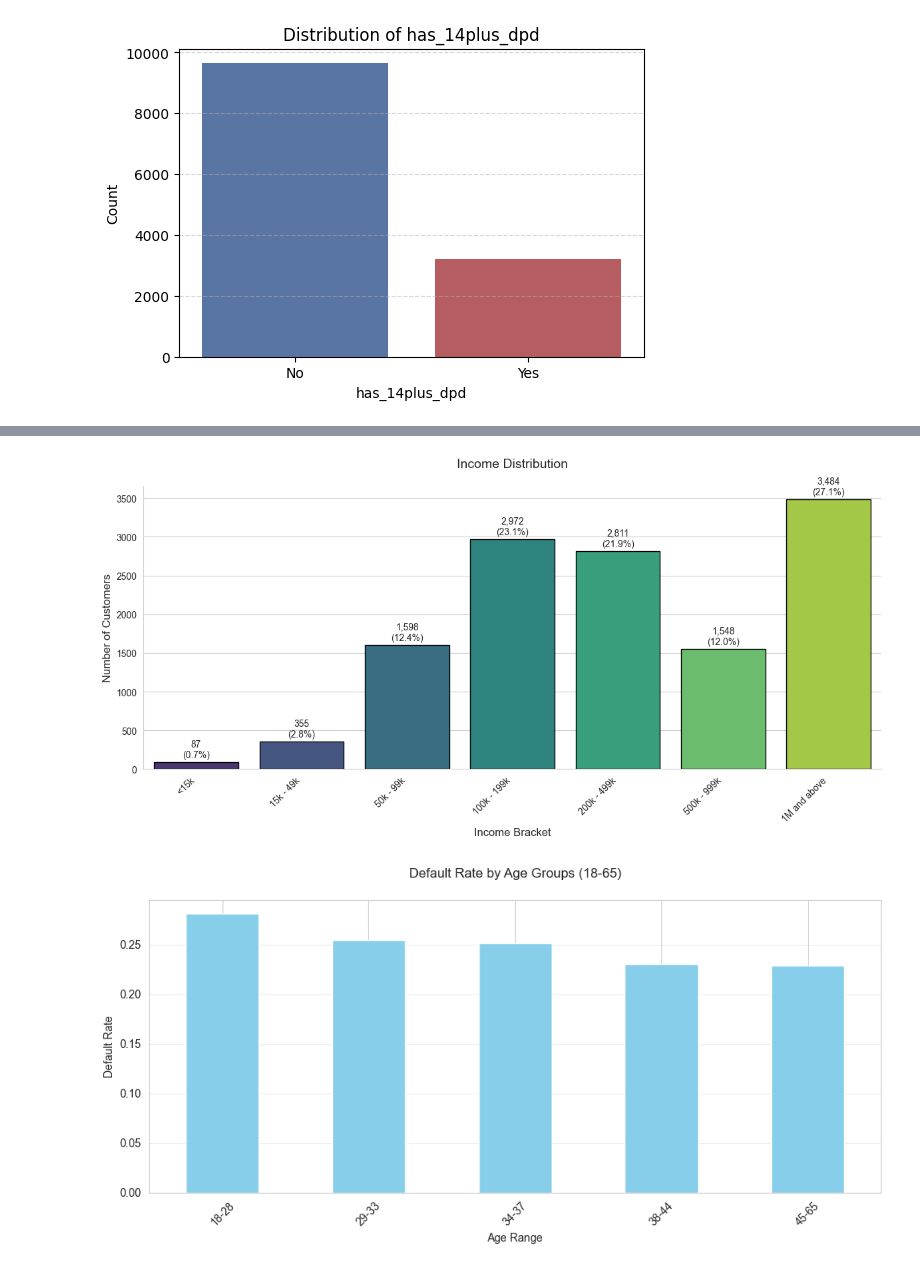
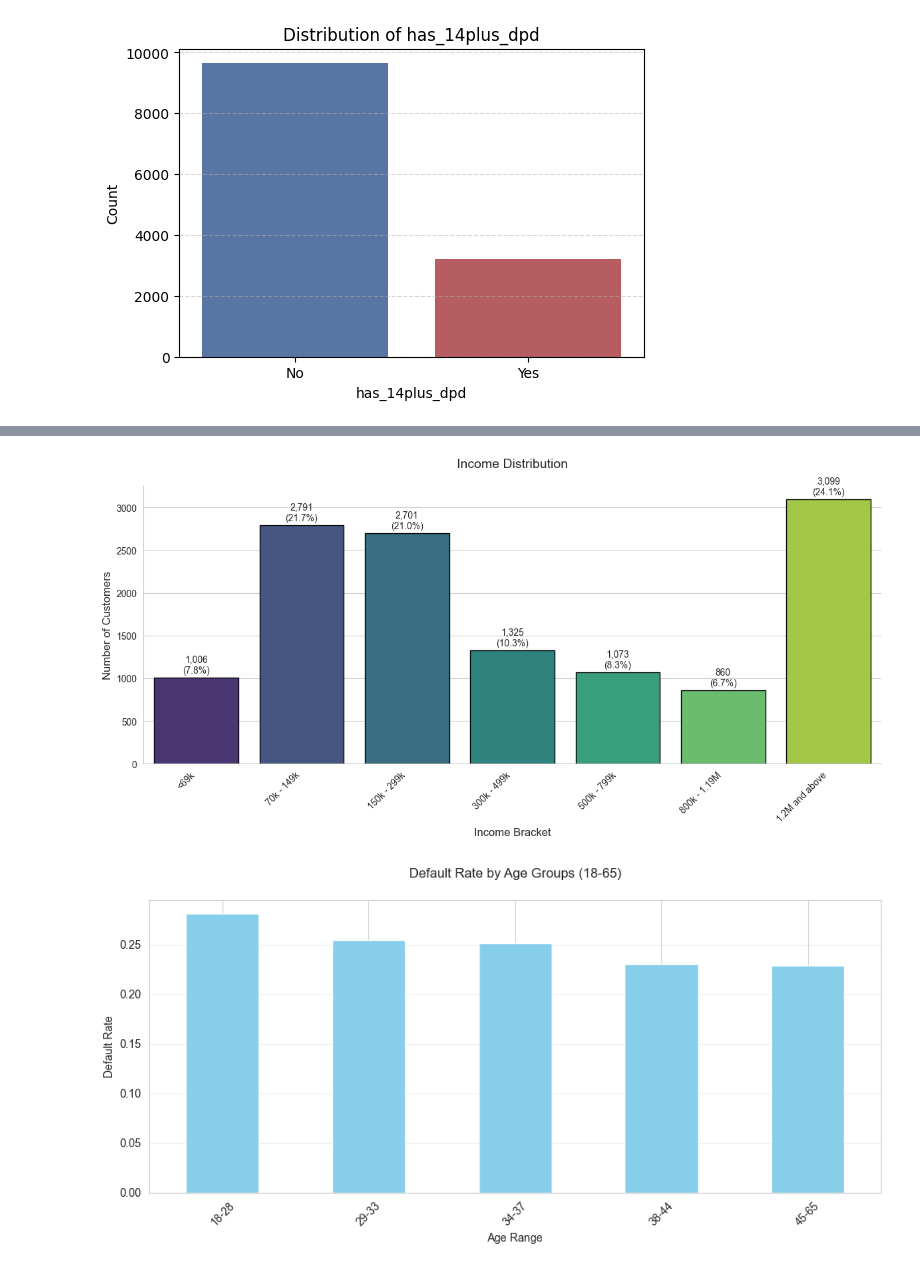
Before and after one commit to ubokobongx/X_customer_segmentation, a Jupyter notebook: notebook/modelling.ipynb, the cells around one changed output, grey strips where cells are left out. Drawn from its saved outputs; the diff is of its cells as text; code cells hidden in the pictures.

```diff
--- a/notebook/modelling.ipynb
+++ b/notebook/modelling.ipynb
@@ -235,15 +235,15 @@ sns.set_style("whitegrid")
 plt.figure(figsize=(12, 6))
 
 # Half-open bins: [left, right)
-bin_edges = [0, 15000, 50000, 100000, 200000, 500000, 1000000, float('inf')]
+bin_edges = [0, 70000, 150000, 300000, 500000, 800000, 1200000, float('inf')]
 bin_labels = [
-    "<15k",               # strictly less than 100k
-    "15k - 49k",         # includes 100k, excludes 200k
-    "50k - 99k",         # includes 200k, excludes 400k
-    "100k - 199k",         # includes 400k, excludes 1M
-    "200k - 499k",           # includes 1M, excludes 5M
-    "500k - 999k",           # includes 5M, excludes 10M
-    "1M and above"        # 40M and higher
+    "<69k",               # strictly less than 100k
+    "70k - 149k",         # includes 100k, excludes 200k
+    "150k - 299k",         # includes 200k, excludes 400k
+    "300k - 499k",         # includes 400k, excludes 1M
+    "500k - 799k",           # includes 1M, excludes 5M
+    "800k - 1.19M",           # includes 5M, excludes 10M
+    "1.2M and above"        # 40M and higher
 ]
 
 df['income_bracket'] = pd.cut(
@@ -257,34 +257,34 @@ df['income_bracket'] = pd.cut(
 bracket_counts = df['income_bracket'].value_counts().sort_index()
 
 ax = sns.barplot(
     x=bracket_counts.index,
     y=bracket_counts.values,
     palette="viridis",
     edgecolor='black'
 )
 
 plt.title('Income Distribution', fontsize=14, pad=20)
 plt.xlabel('Income Bracket', fontsize=12)
 plt.ylabel('Number of Customers', fontsize=12)
 plt.xticks(rotation=45, ha='right')
 
 total = len(df)
 for p in ax.patches:
     height = p.get_height()
     ax.text(
         p.get_x() + p.get_width()/2.,
         height + 0.01*max(bracket_counts),
         f'{int(height):,}\n({height/total:.1%})',
         ha='center',
         va='bottom',
         fontsize=10
     )
 
 sns.despine()
 plt.tight_layout()
 plt.show()
 # %% [output]
-[figure, old version]
+[figure, new version]
 # %%
 # Drop all rows where age is greater than 65
 df = df[df['age'] <= 65]
```
Also changed, not shown: parts of 5 cells of this notebook, 55 other files.
